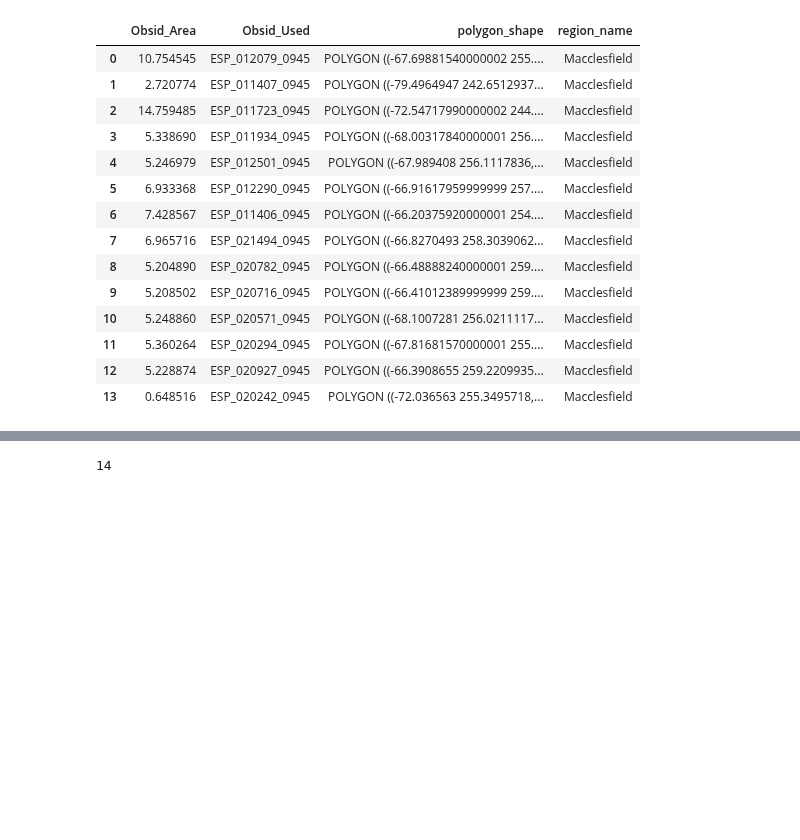
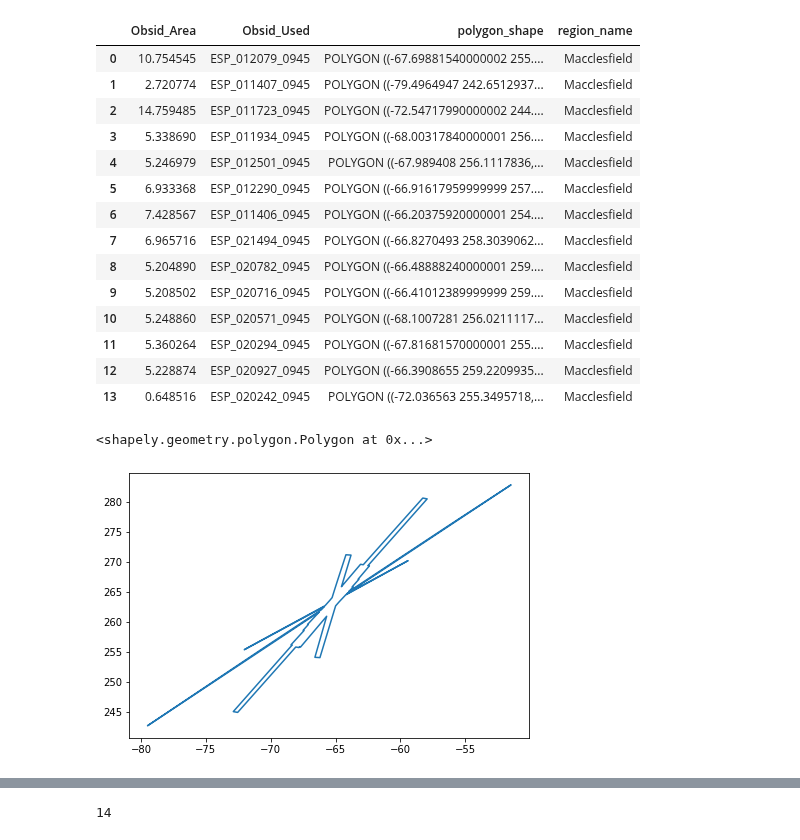
Before and after one commit to zalfalah/Honors, a Jupyter notebook: Creating Combo DF Specific Case .ipynb, the cells around one changed output, grey strips where cells are left out. Drawn from its saved outputs; the diff is of its cells as text; code cells hidden in the pictures; blank space fills up the shorter version.

```diff
--- a/Creating Combo DF Specific Case .ipynb
+++ b/Creating Combo DF Specific Case .ipynb
@@ -120,0 +240,9 @@ results #show what we made immediately above
+# %%
+test2
+# %% [output]
+<shapely.geometry.polygon.Polygon at 0x...>
+# %%
+x, y = test2.exterior.xy
+plt.plot(x,y);
+# %% [output]
+[figure, added]
```
Also changed, not shown: parts of 17 cells of this notebook, 1 other file.
